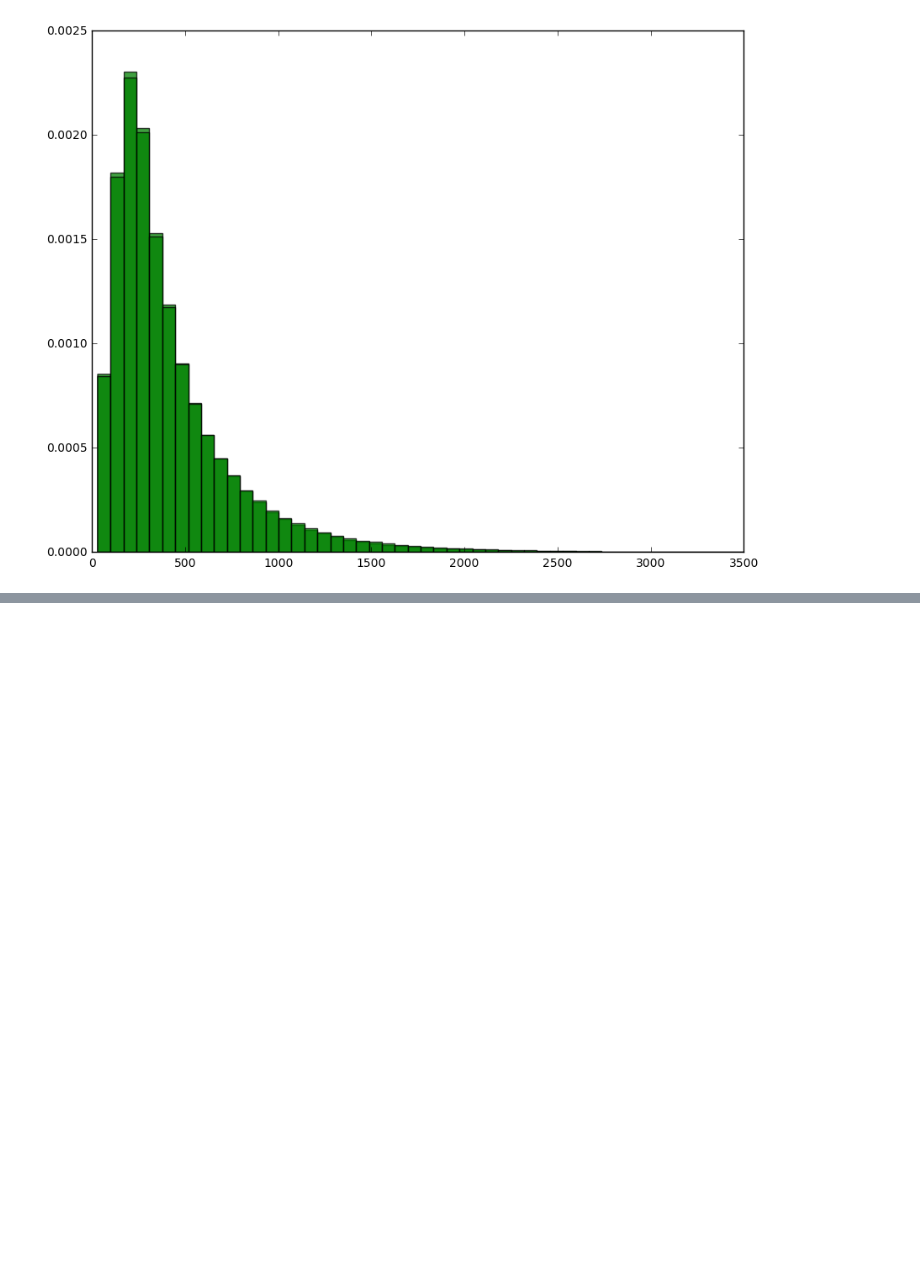
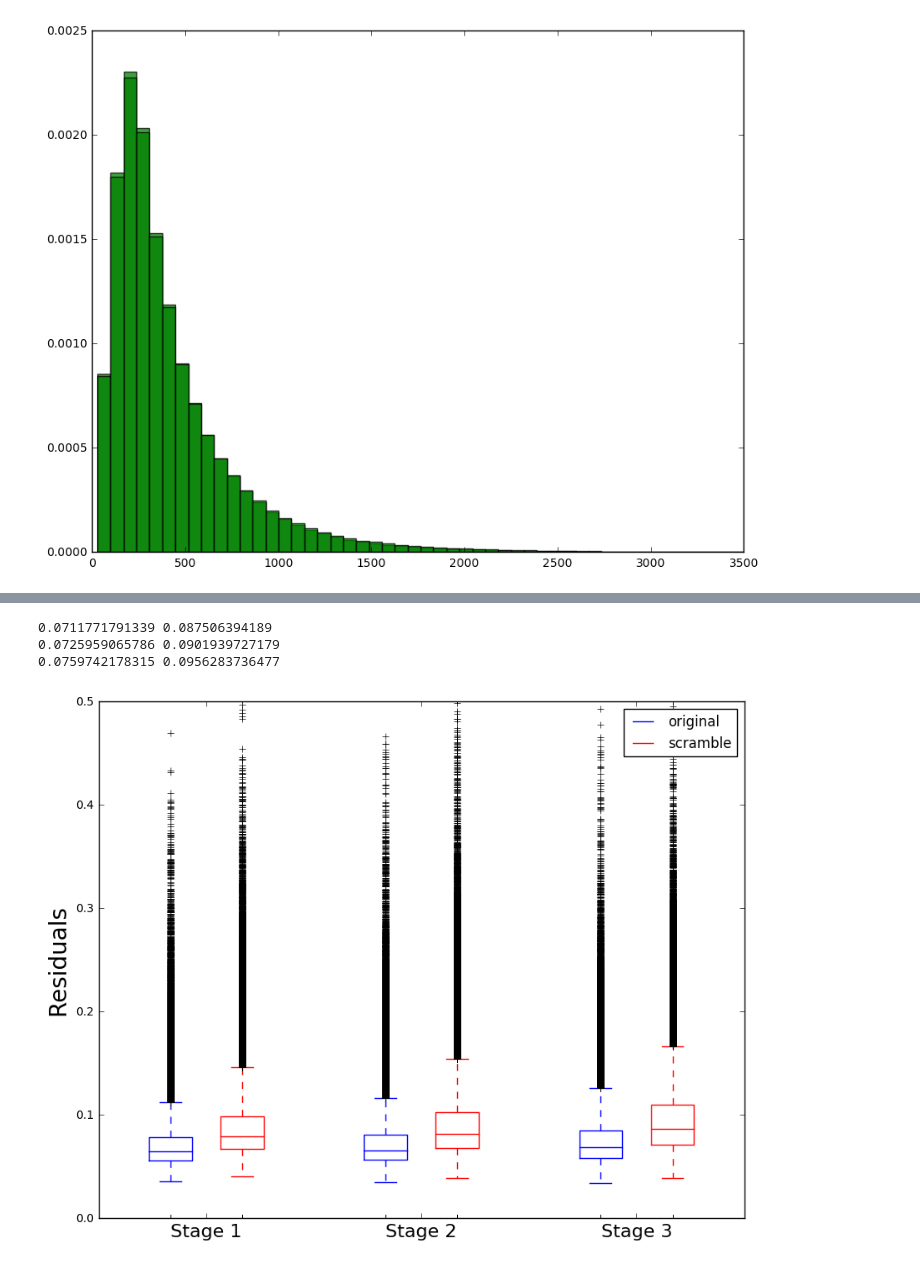
Before and after one commit to lun5/spatial_biomarkers, a Jupyter notebook: jupyter_notebooks/CRC_multiplex.ipynb, the cells around one changed output, grey strips where cells are left out. Saved outputs shown, nothing was run; the diff lists cells and outputs as text; code cells hidden in the pictures; blank space fills up the shorter version.

```diff
--- a/jupyter_notebooks/CRC_multiplex.ipynb
+++ b/jupyter_notebooks/CRC_multiplex.ipynb
@@ -246,0 +957,62 @@ print np.min(areas),np.max(areas)
+# %%
+def setBoxColors(bp):
+    setp(bp['boxes'][0], color='blue')
+    setp(bp['caps'][0], color='blue')
+    setp(bp['caps'][1], color='blue')
+    setp(bp['whiskers'][0], color='blue')
+    setp(bp['whiskers'][1], color='blue')
+    setp(bp['fliers'][0], color='blue')
+    setp(bp['fliers'][1], color='blue')
+    setp(bp['medians'][0], color='blue')
+
+    setp(bp['boxes'][1], color='red')
+    setp(bp['caps'][2], color='red')
+    setp(bp['caps'][3], color='red')
+    setp(bp['whiskers'][2], color='red')
+    setp(bp['whiskers'][3], color='red')
+    #setp(bp['fliers'][2], color='red')
+    #setp(bp['fliers'][3], color='red')
+    setp(bp['medians'][1], color='red')
+# %%
+fig = figure()
+ax = axes()
+hold(True)
+
+plot_data = {}
+for i in range(1,4):
+    plot_data[i]= [stage_residuals[i], stage_scbl_residuals[i]]
+    print np.mean(stage_residuals[i]), np.mean(stage_scbl_residuals[i])
+
+# first boxplot pair
+bp = boxplot(plot_data[1], positions = [1, 2], widths = 0.6)
+setBoxColors(bp)
+
+# second boxplot pair
+bp = boxplot(plot_data[2], positions = [4, 5], widths = 0.6)
+setBoxColors(bp)
+
+# thrid boxplot pair
+bp = boxplot(plot_data[3], positions = [7, 8], widths = 0.6)
+setBoxColors(bp)
+
+# set axes limits and labels
+xlim(0,9)
+ylim(0,.5)
+ax.set_xticklabels(['Stage 1', 'Stage 2', 'Stage 3'],fontsize=16)
+ax.set_xticks([1.5, 4.5, 7.5])
+ax.set_ylabel('Residuals',fontsize=20)
+
+# draw temporary red and blue lines and use them to create a legend
+hB, = plot([1,1],'b-')
+hR, = plot([1,1],'r-')
+legend((hB, hR),('original', 'scramble'))
+hB.set_visible(False)
+hR.set_visible(False)
+
+savefig(os.path.join(NN_OUTPUT,'residuals.png'))
+show()
+# %% [output]
+0.0711771791339 0.087506394189
+0.0725959065786 0.0901939727179
+0.0759742178315 0.0956283736477
+[figure, added]
```
Also changed, not shown: parts of 25 cells of this notebook, 15 other files.
